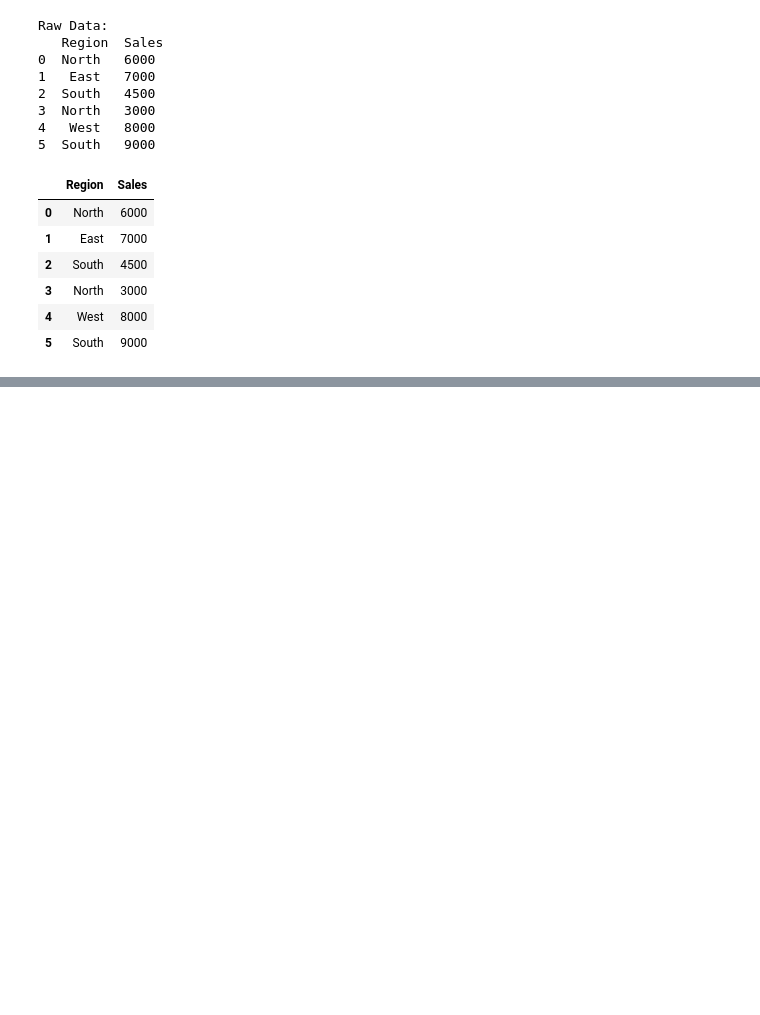
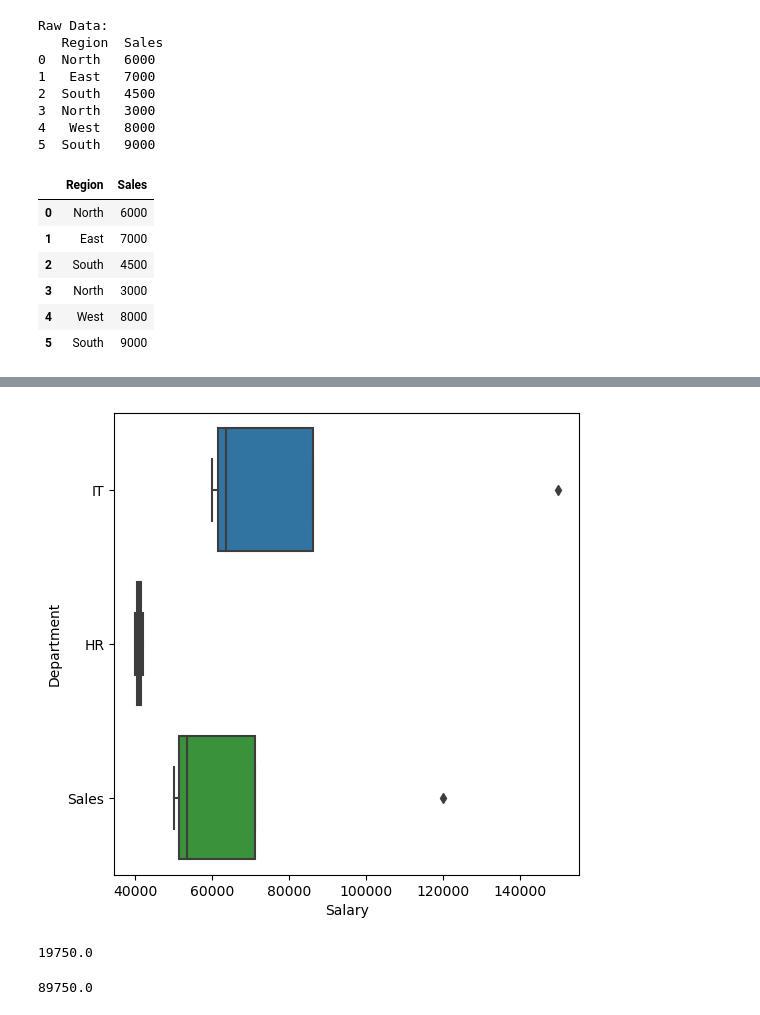
Before and after one commit to Visky-02/Data-Science-Practice, a Jupyter notebook: Untitled Folder/ mix drill 16th june.ipynb, the cells around one changed output, grey strips where cells are left out. Saved outputs shown, nothing was run; the diff lists cells and outputs as text; code cells hidden in the pictures; blank space fills up the shorter version.

```diff
--- a/Untitled Folder/ mix drill 16th june.ipynb
+++ b/Untitled Folder/ mix drill 16th june.ipynb
@@ -255,0 +349,14 @@ SyntaxError: invalid syntax. Perhaps you forgot a comma? (250519204.py, line 1)
+# %%
+import pandas as pd
+import seaborn as sns
+import matplotlib.pyplot as plt
+
+# Run this to setup Q8 data
+data_q8 = {
+    'Department': ['IT', 'IT', 'IT', 'IT', 'HR', 'HR', 'HR', 'Sales', 'Sales', 'Sales', 'Sales'],
+    'Salary': [60000, 65000, 62000, 150000, 40000, 42000, 41000, 50000, 55000, 52000, 120000]
+    # Notice 150k in IT and 120k in Sales are outliers
+}
+
+salary_df = pd.DataFrame(data_q8)
+print("Salary Data Loaded!")
@@ -255,0 +380,6 @@ SyntaxError: invalid syntax. Perhaps you forgot a comma? (250519204.py, line 1)
+# %%
+plt.figure(figsize=(6,6))
+sns.boxplot(x='Salary',y='Department',data=salary_df)
+plt.show()
+# %% [output]
+[figure, added]
@@ -255,0 +393,8 @@ SyntaxError: invalid syntax. Perhaps you forgot a comma? (250519204.py, line 1)
+# %%
+lower_bound
+# %% [output]
+19750.0
+# %%
+upper_bound
+# %% [output]
+89750.0
```
Also changed, not shown: parts of 60 cells of this notebook, 1 other file.
